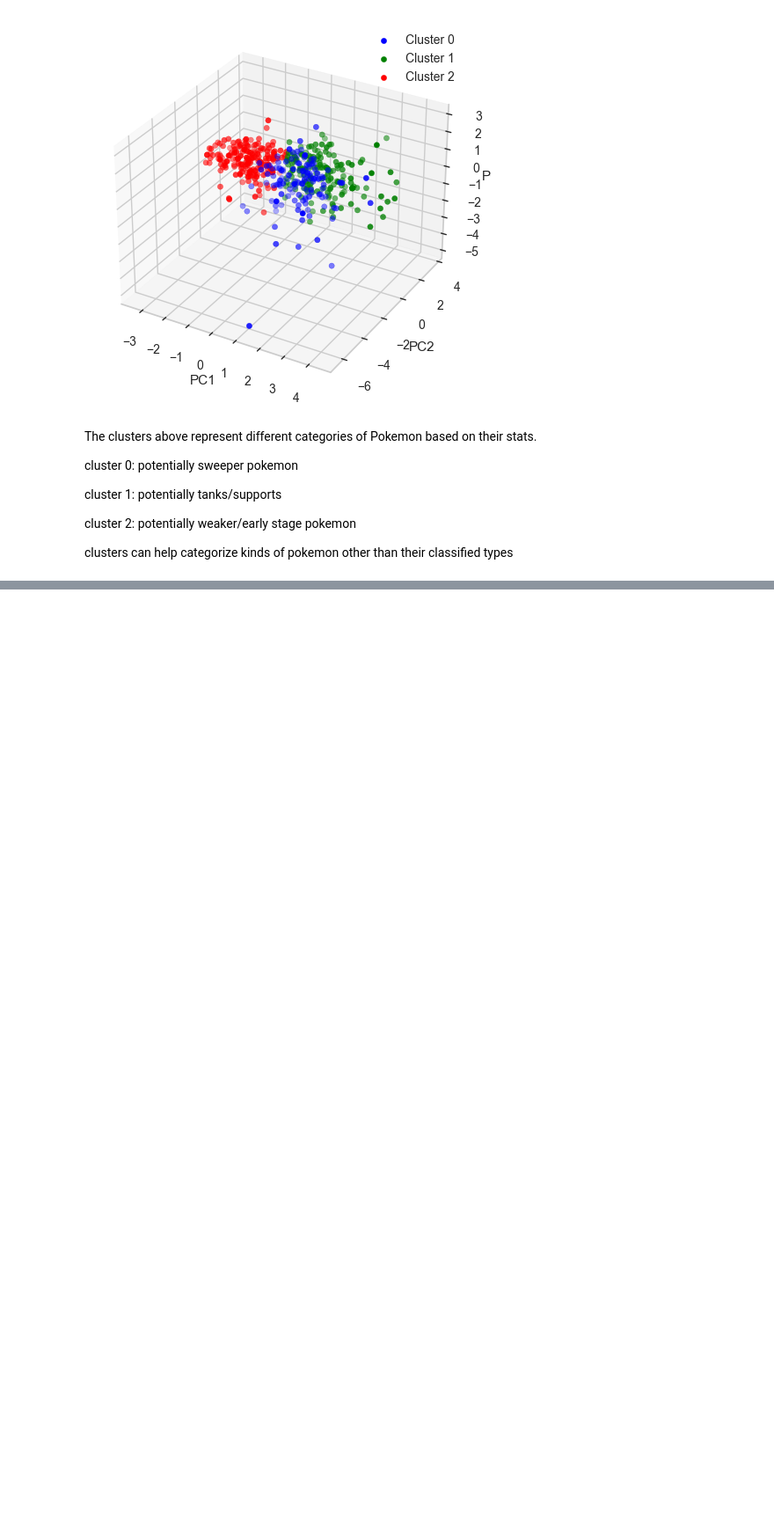
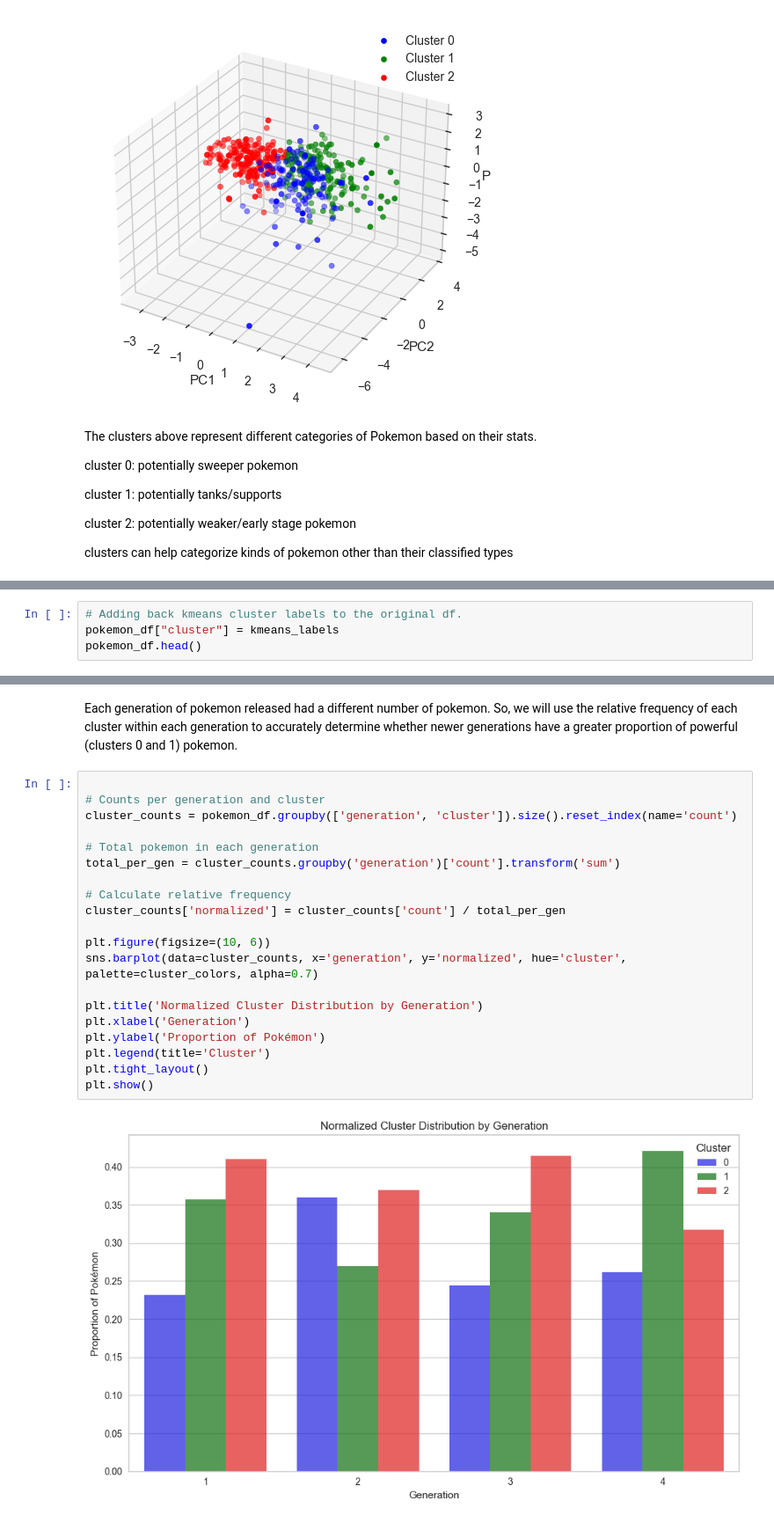
Before and after one commit to Dannypham142/CMSC320-PokeAPI-Final-Project, a Jupyter notebook: PokeAPI_Project.ipynb, the cells around one changed output, grey strips where cells are left out. Shown: that part at 88% size. Drawn from its saved outputs; the diff is of its cells as text; blank space fills up the shorter version.

Commit message:
added final PCA analysis for power creep and edited intro

```diff
--- a/PokeAPI_Project.ipynb
+++ b/PokeAPI_Project.ipynb
@@ -463,0 +473,4 @@ clusters can help categorize kinds of pokemon other than their classified types
+# %%
+# Adding back kmeans cluster labels to the original df.
+pokemon_df["cluster"] = kmeans_labels
+pokemon_df.head()
@@ -463,0 +493,24 @@ clusters can help categorize kinds of pokemon other than their classified types
+# %% [markdown]
+Each generation of pokemon released had a different number of pokemon. So, we will use the relative frequency of each cluster within each generation to accurately determine whether newer generations have a greater proportion of powerful (clusters 0 and 1) pokemon.
+# %%
+
+# Counts per generation and cluster
+cluster_counts = pokemon_df.groupby(['generation', 'cluster']).size().reset_index(name='count')
+
+# Total pokemon in each generation
+total_per_gen = cluster_counts.groupby('generation')['count'].transform('sum')
+
+# Calculate relative frequency
+cluster_counts['normalized'] = cluster_counts['count'] / total_per_gen
+
+plt.figure(figsize=(10, 6))
+sns.barplot(data=cluster_counts, x='generation', y='normalized', hue='cluster', palette=cluster_colors, alpha=0.7)
+
+plt.title('Normalized Cluster Distribution by Generation')
+plt.xlabel('Generation')
+plt.ylabel('Proportion of Pokémon')
+plt.legend(title='Cluster')
+plt.tight_layout()
+plt.show()
+# %% [output]
+[figure, added]
```
Also changed, not shown: parts of 7 cells of this notebook.
